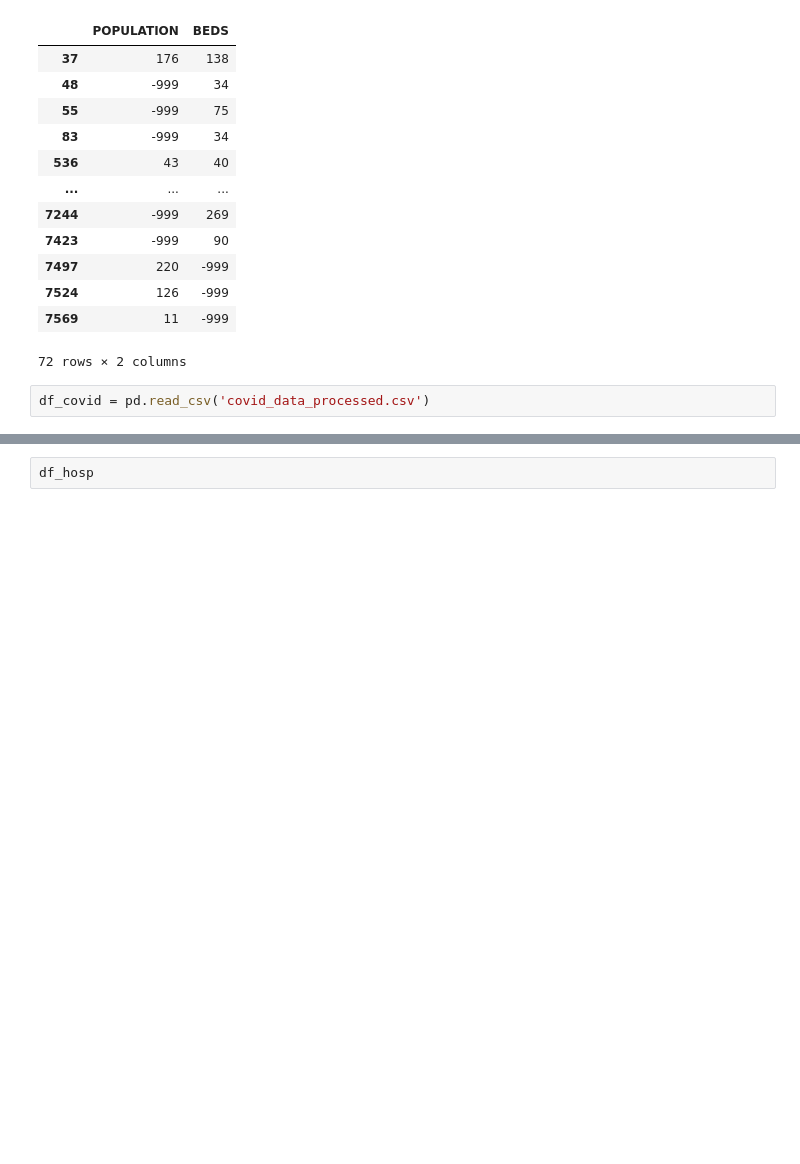
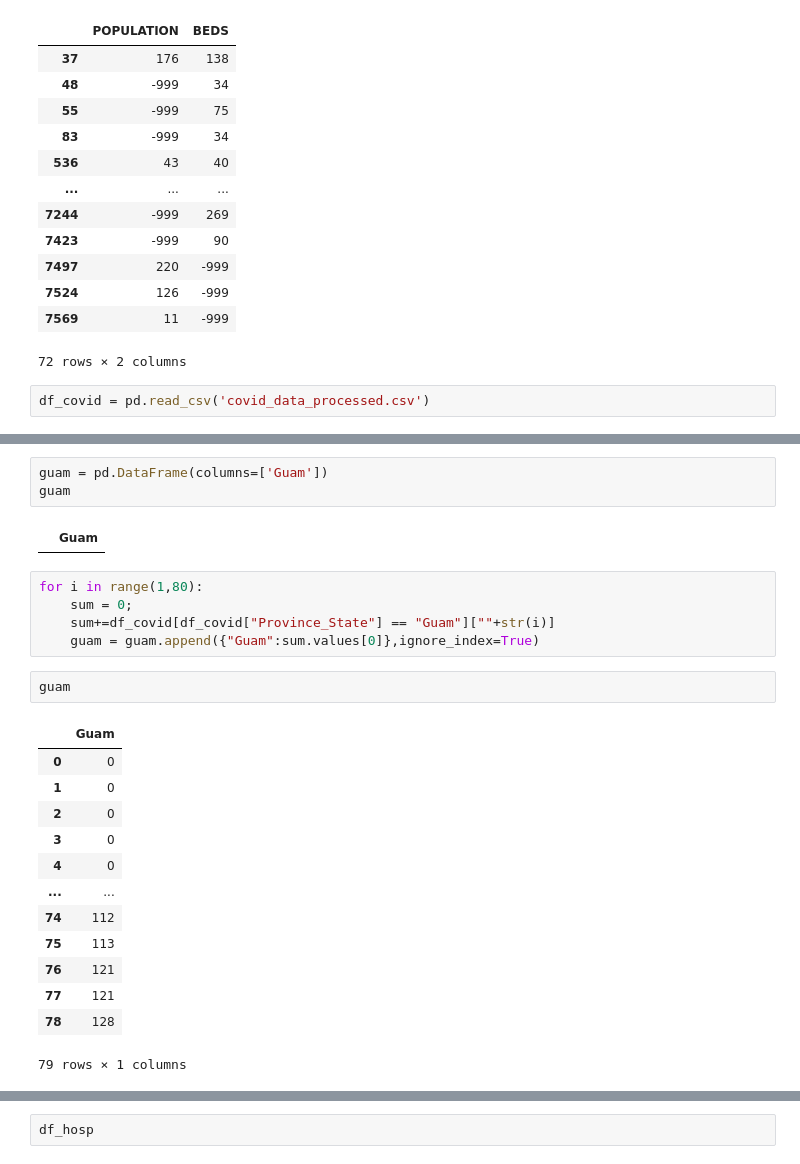
Before and after one commit to krishshanmukh/Covid-Visualization, a Jupyter notebook: Untitled.ipynb, the cells around one changed output, grey strips where cells are left out. Saved outputs shown, nothing was run; the diff lists cells and outputs as text; blank space fills up the shorter version.

```diff
--- a/Untitled.ipynb
+++ b/Untitled.ipynb
@@ -77,0 +127,26 @@ df_covid
+# %%
+guam = pd.DataFrame(columns=['Guam'])
+guam
+# %% [output]
+|  | Guam |
+# %%
+for i in range(1,80):
+    sum = 0;
+    sum+=df_covid[df_covid["Province_State"] == "Guam"][""+str(i)]
+    guam = guam.append({"Guam":sum.values[0]},ignore_index=True)
+# %%
+guam
+# %% [output]
+|  | Guam |
+| 0 | 0 |
+| 1 | 0 |
+| 2 | 0 |
+| 3 | 0 |
+| 4 | 0 |
+| ... | ... |
+| 74 | 112 |
+| 75 | 113 |
+| 76 | 121 |
+| 77 | 121 |
+| 78 | 128 |
+79 rows × 1 columns
```
Also changed, not shown: parts of 9 cells of this notebook, 2 other files.
